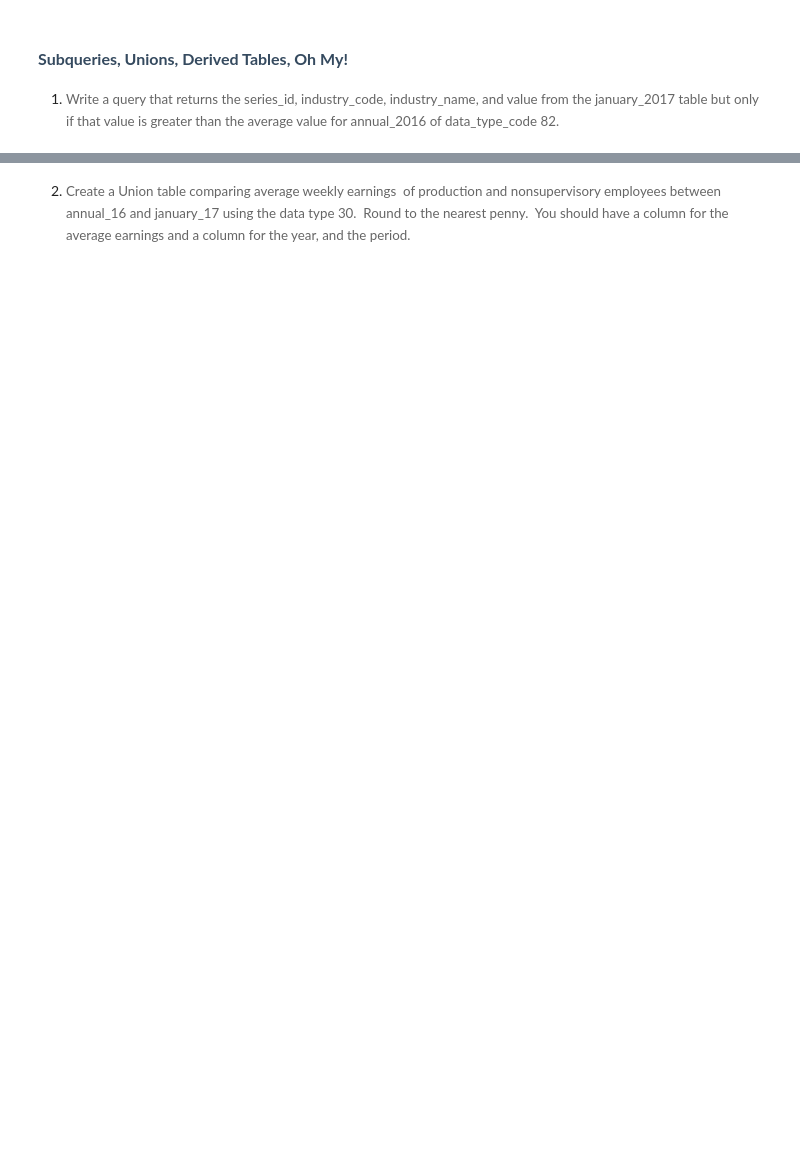
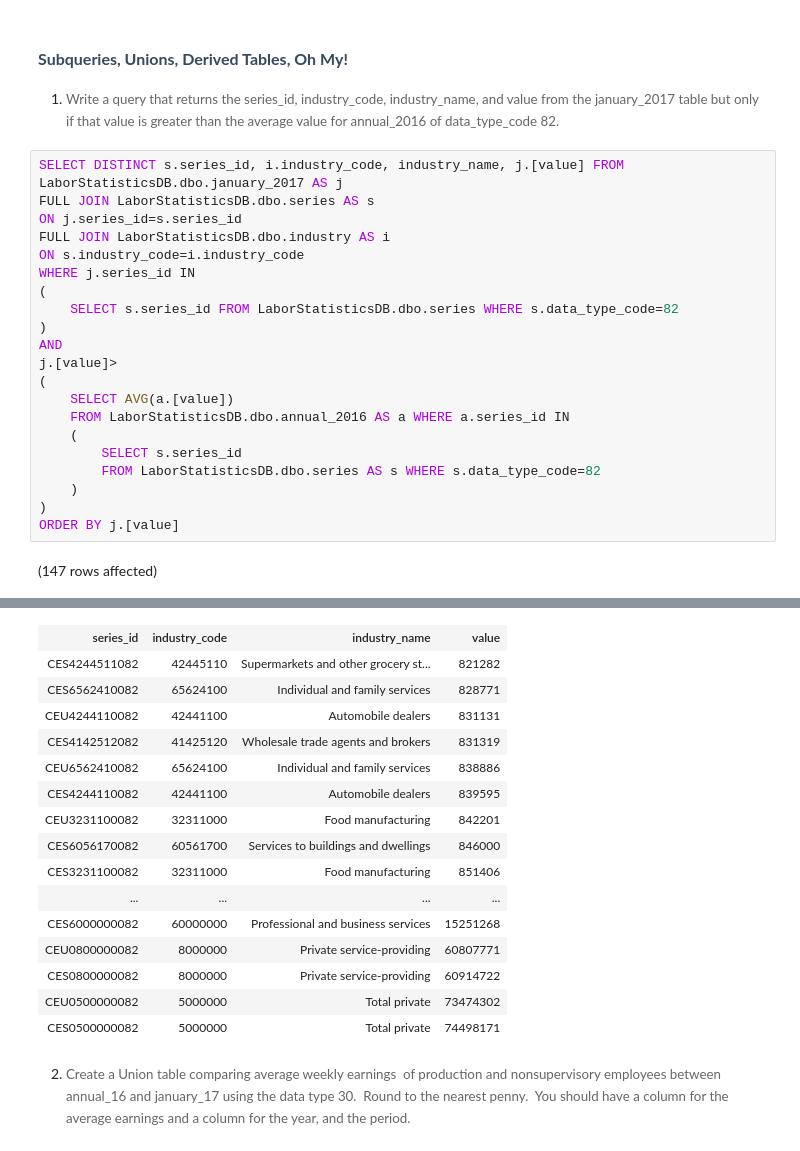
Before and after one commit to yayasanya/Assignment3_9to5, a Jupyter notebook: 9to5.ipynb, the cells around one changed output, grey strips where cells are left out. Saved outputs shown, nothing was run; the diff lists cells and outputs as text; blank space fills up the shorter version.

```diff
--- a/9to5.ipynb
+++ b/9to5.ipynb
@@ -81,3 +326,26 @@ To add a photo, diagram or document to your file, drop the file into the folder
 ## <span style="font-size: 12pt; font-family: Montserrat, sans-serif; color: rgb(53, 74, 95); background-color: rgb(255, 255, 255); font-weight: 700; font-variant-numeric: normal; font-variant-east-asian: normal; vertical-align: baseline; white-space: pre-wrap;">Subqueries, Unions, Derived Tables, Oh My!</span>
 
 1. <span style="background-color: rgb(255, 255, 255); font-size: 10pt; white-space: pre-wrap; color: rgb(102, 102, 102); font-family: Arvo, serif;">Write a query that returns the series_id, industry_code, industry_name, and value from the january_2017 table but only if that value is greater than the average value for annual_2016 of data_type_code 82.</span>
+# %%
+SELECT DISTINCT s.series_id, i.industry_code, industry_name, j.[value] FROM LaborStatisticsDB.dbo.january_2017 AS j
+FULL JOIN LaborStatisticsDB.dbo.series AS s
+ON j.series_id=s.series_id
+FULL JOIN LaborStatisticsDB.dbo.industry AS i
+ON s.industry_code=i.industry_code
+WHERE j.series_id IN
+(
+    SELECT s.series_id FROM LaborStatisticsDB.dbo.series WHERE s.data_type_code=82
+)
+AND
+j.[value]>
+(
+    SELECT AVG(a.[value])
+    FROM LaborStatisticsDB.dbo.annual_2016 AS a WHERE a.series_id IN
+    (
+        SELECT s.series_id
+        FROM LaborStatisticsDB.dbo.series AS s WHERE s.data_type_code=82
+    )
+)
+ORDER BY j.[value]
+# %% [output]
+(147 rows affected)
@@ -84,2 +353,18 @@ To add a photo, diagram or document to your file, drop the file into the folder
+| series_id | industry_code | industry_name | value |
+| CES4244511082 | 42445110 | Supermarkets and other grocery st... | 821282 |
+| CES6562410082 | 65624100 | Individual and family services | 828771 |
+| CEU4244110082 | 42441100 | Automobile dealers | 831131 |
+| CES4142512082 | 41425120 | Wholesale trade agents and brokers | 831319 |
+| CEU6562410082 | 65624100 | Individual and family services | 838886 |
+| CES4244110082 | 42441100 | Automobile dealers | 839595 |
+| CEU3231100082 | 32311000 | Food manufacturing | 842201 |
+| CES6056170082 | 60561700 | Services to buildings and dwellings | 846000 |
+| CES3231100082 | 32311000 | Food manufacturing | 851406 |
+| ... | ... | ... | ... |
+| CES6000000082 | 60000000 | Professional and business services | 15251268 |
+| CEU0800000082 | 8000000 | Private service-providing | 60807771 |
+| CES0800000082 | 8000000 | Private service-providing | 60914722 |
+| CEU0500000082 | 5000000 | Total private | 73474302 |
+| CES0500000082 | 5000000 | Total private | 74498171 |
 # %% [markdown]
 2. <span style="background-color: rgb(255, 255, 255); font-size: 10pt; white-space: pre-wrap; color: rgb(102, 102, 102); font-family: Arvo, serif;">Create a Union table comparing average weekly earnings&nbsp; of production and nonsupervisory employees between annual_16 and january_17 using the data type 30.&nbsp; Round to the nearest penny.&nbsp; You should have a column for the average earnings and a column for the year, and the period.</span>
```
Also changed, not shown: parts of 27 cells of this notebook, 1 other file.
